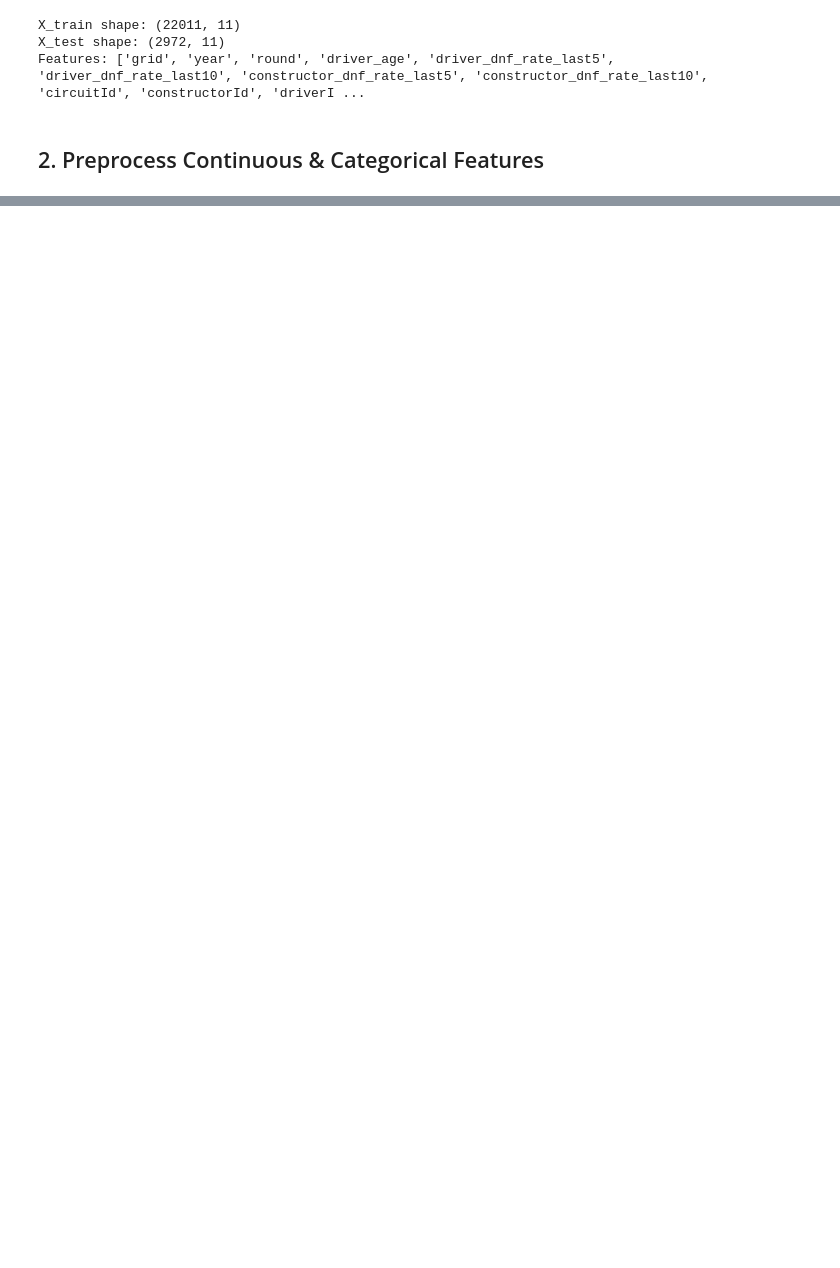
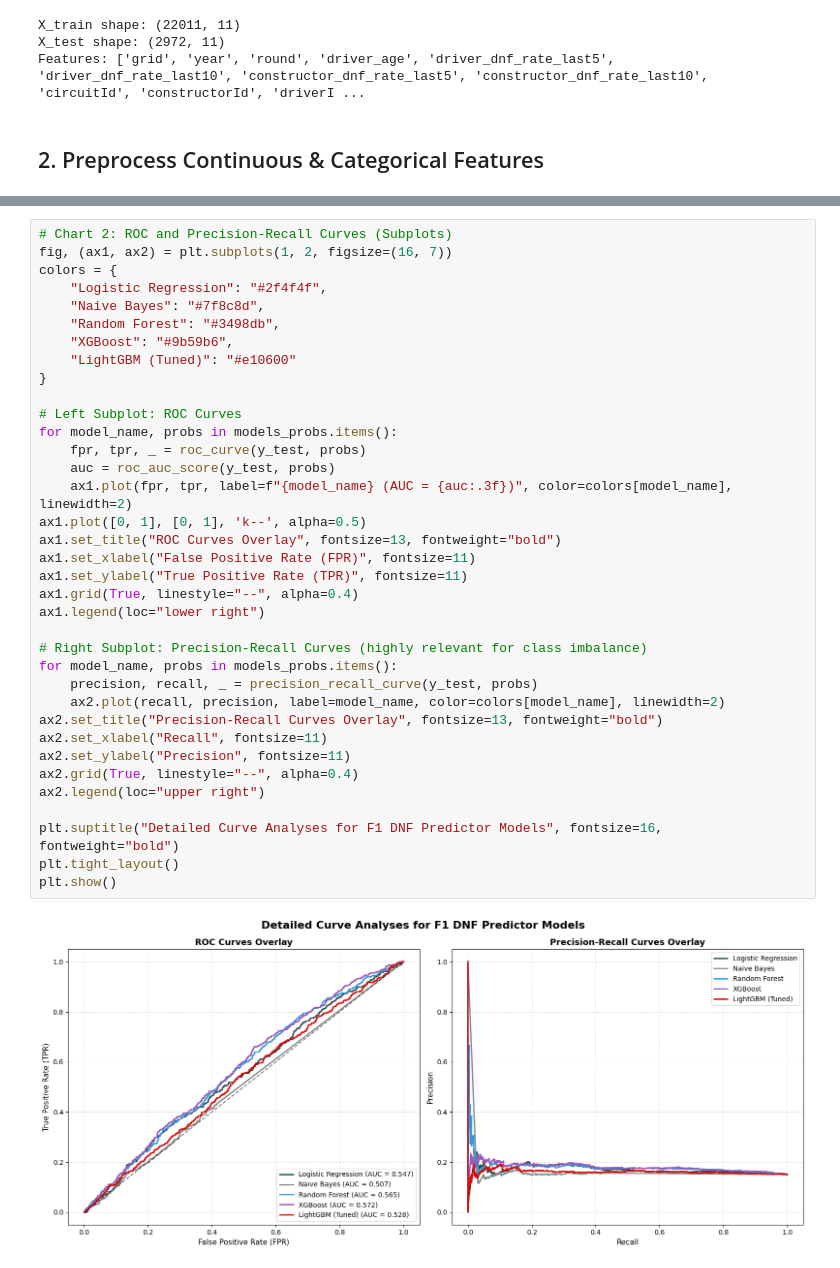
Before and after one commit to brianjjing/dsc148-f1-project, a Jupyter notebook: model/all_models.ipynb, the cells around one changed output, grey strips where cells are left out. Drawn from its saved outputs; the diff is of its cells as text; blank space fills up the shorter version.

```diff
--- a/model/all_models.ipynb
+++ b/model/all_models.ipynb
@@ -140,0 +253,38 @@ print(f"ROC-AUC: {roc_auc_score(y_test, lgb_probs):.4f}")
+# %%
+# Chart 2: ROC and Precision-Recall Curves (Subplots)
+fig, (ax1, ax2) = plt.subplots(1, 2, figsize=(16, 7))
+colors = {
+    "Logistic Regression": "#2f4f4f",
+    "Naive Bayes": "#7f8c8d",
+    "Random Forest": "#3498db",
+    "XGBoost": "#9b59b6",
+    "LightGBM (Tuned)": "#e10600"
+}
+
+# Left Subplot: ROC Curves
+for model_name, probs in models_probs.items():
+    fpr, tpr, _ = roc_curve(y_test, probs)
+    auc = roc_auc_score(y_test, probs)
+    ax1.plot(fpr, tpr, label=f"{model_name} (AUC = {auc:.3f})", color=colors[model_name], linewidth=2)
+ax1.plot([0, 1], [0, 1], 'k--', alpha=0.5)
+ax1.set_title("ROC Curves Overlay", fontsize=13, fontweight="bold")
+ax1.set_xlabel("False Positive Rate (FPR)", fontsize=11)
+ax1.set_ylabel("True Positive Rate (TPR)", fontsize=11)
+ax1.grid(True, linestyle="--", alpha=0.4)
+ax1.legend(loc="lower right")
+
+# Right Subplot: Precision-Recall Curves (highly relevant for class imbalance)
+for model_name, probs in models_probs.items():
+    precision, recall, _ = precision_recall_curve(y_test, probs)
+    ax2.plot(recall, precision, label=model_name, color=colors[model_name], linewidth=2)
+ax2.set_title("Precision-Recall Curves Overlay", fontsize=13, fontweight="bold")
+ax2.set_xlabel("Recall", fontsize=11)
+ax2.set_ylabel("Precision", fontsize=11)
+ax2.grid(True, linestyle="--", alpha=0.4)
+ax2.legend(loc="upper right")
+
+plt.suptitle("Detailed Curve Analyses for F1 DNF Predictor Models", fontsize=16, fontweight="bold")
+plt.tight_layout()
+plt.show()
+# %% [output]
+[figure, added]
```
Also changed, not shown: parts of 18 cells of this notebook.
